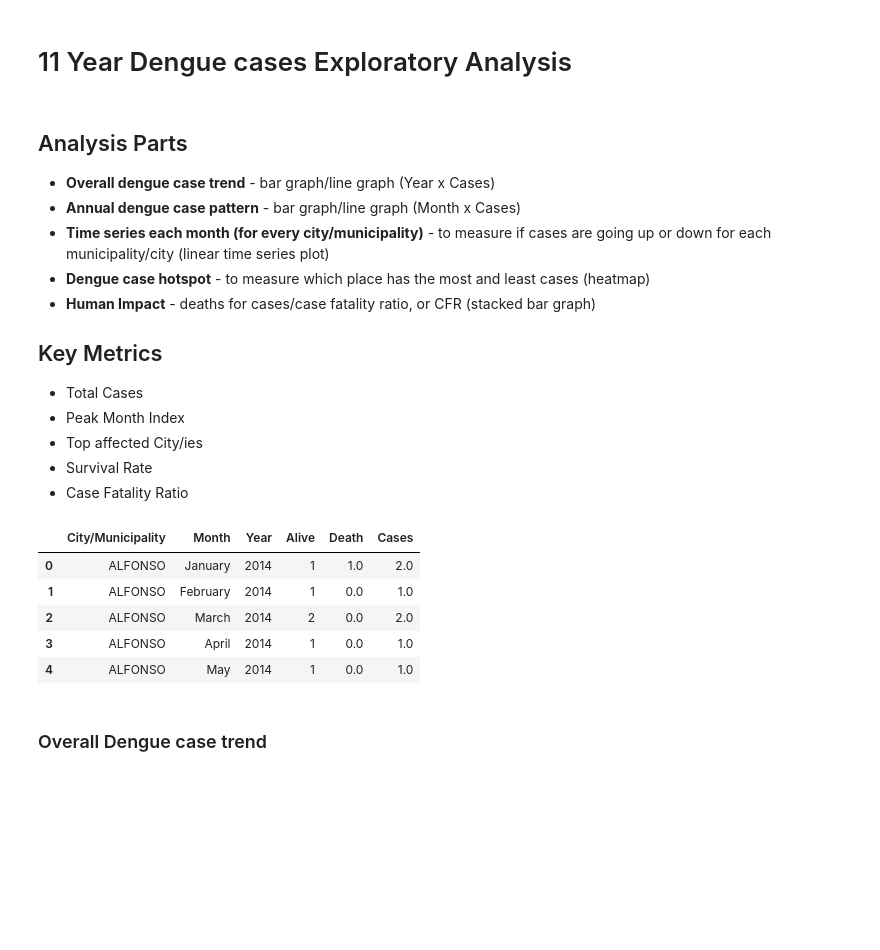
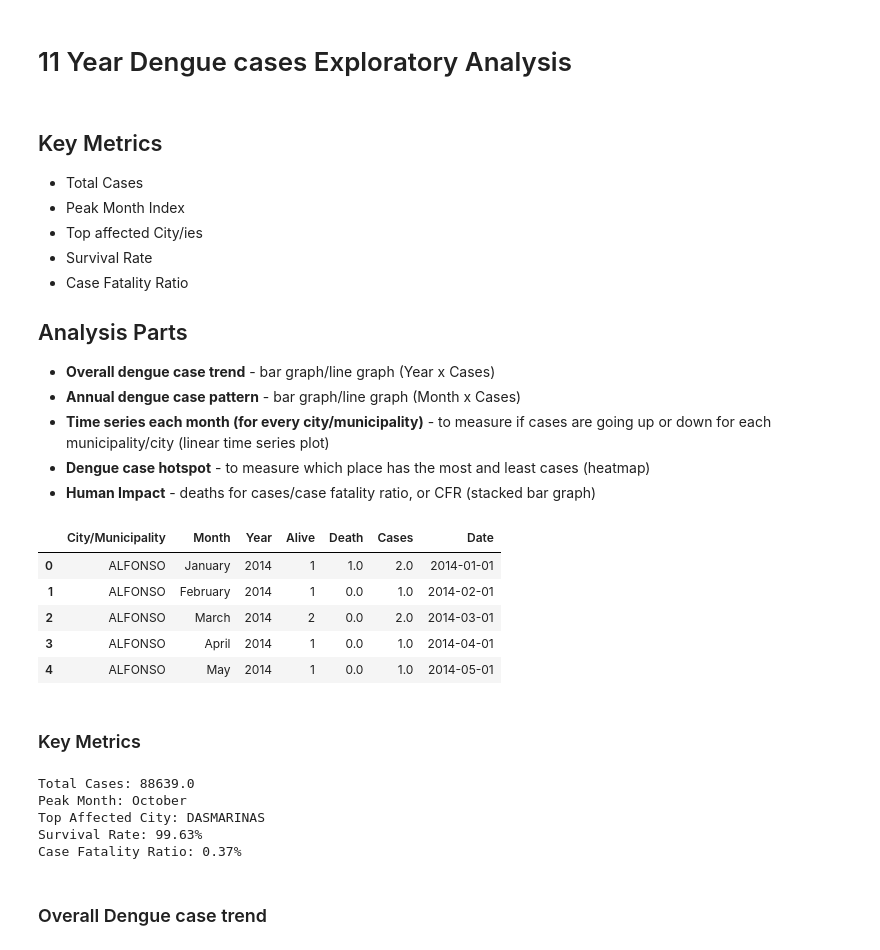
Before and after one commit to Codeit-Michael/Dengue-Case-Forecasting, a Jupyter notebook: 10yrData_Descriptive_Analysis/analysis/dengue-case-analysis.ipynb, the cells around one changed output. Cells and saved outputs as stored; diff of their text form; code cells hidden in the pictures; blank space fills up the shorter version.

```diff
--- a/10yrData_Descriptive_Analysis/analysis/dengue-case-analysis.ipynb
+++ b/10yrData_Descriptive_Analysis/analysis/dengue-case-analysis.ipynb
@@ -1,19 +1,19 @@
 # %% [markdown]
 # 11 Year Dengue cases Exploratory Analysis
 # %% [markdown]
+## Key Metrics
+- Total Cases
+- Peak Month Index
+- Top affected City/ies
+- Survival Rate
+- Case Fatality Ratio
+
 ## Analysis Parts
 - **Overall dengue case trend** - bar graph/line graph (Year x Cases)
 - **Annual dengue case pattern** - bar graph/line graph (Month x Cases)
 - **Time series each month (for every city/municipality)** - to measure if cases are going up or down for each municipality/city (linear time series plot)
 - **Dengue case hotspot** - to measure which place has the most and least cases (heatmap)
 - **Human Impact** - deaths for cases/case fatality ratio, or CFR (stacked bar graph)
-
-## Key Metrics
-- Total Cases
-- Peak Month Index
-- Top affected City/ies
-- Survival Rate
-- Case Fatality Ratio
 # %%
 # libraries to be used
 import pandas as pd
@@ -26,13 +26,45 @@ sns.set_style(style='darkgrid')
 # %%
 # importing the file
 dengue_case = pd.read_csv('../data-cleaning/combined-data.csv')
+
+dengue_case['Date'] = pd.to_datetime(dengue_case['Year'].astype(str) + '-' + dengue_case['Month'].astype(str) + '-01')
+
 dengue_case.head()
 # %% [output]
-|  | City/Municipality | Month | Year | Alive | Death | Cases |
-| 0 | ALFONSO | January | 2014 | 1 | 1.0 | 2.0 |
-| 1 | ALFONSO | February | 2014 | 1 | 0.0 | 1.0 |
-| 2 | ALFONSO | March | 2014 | 2 | 0.0 | 2.0 |
-| 3 | ALFONSO | April | 2014 | 1 | 0.0 | 1.0 |
-| 4 | ALFONSO | May | 2014 | 1 | 0.0 | 1.0 |
+|  | City/Municipality | Month | Year | Alive | Death | Cases | Date |
+| 0 | ALFONSO | January | 2014 | 1 | 1.0 | 2.0 | 2014-01-01 |
+| 1 | ALFONSO | February | 2014 | 1 | 0.0 | 1.0 | 2014-02-01 |
+| 2 | ALFONSO | March | 2014 | 2 | 0.0 | 2.0 | 2014-03-01 |
+| 3 | ALFONSO | April | 2014 | 1 | 0.0 | 1.0 | 2014-04-01 |
+| 4 | ALFONSO | May | 2014 | 1 | 0.0 | 1.0 | 2014-05-01 |
+# %% [markdown]
+### Key Metrics
+# %%
+# Total cases
+total_cases = dengue_case["Cases"].sum()
+
+# Peak Month Index
+peak_month = dengue_case.groupby("Month")["Cases"].sum().idxmax()
+
+# Top affected city
+top_city = dengue_case.groupby("City/Municipality")["Cases"].sum().idxmax()
+
+# Survival Rate
+survival_rate = (dengue_case["Alive"].sum() / total_cases) * 100
+
+# Case Fatality Ratio (CFR)
+cfr = (dengue_case["Death"].sum() / total_cases) * 100
+
+print("Total Cases:", total_cases)
+print("Peak Month:", peak_month)
+print("Top Affected City:", top_city)
+print(f"Survival Rate: {survival_rate:.2f}%")
+print(f"Case Fatality Ratio: {cfr:.2f}%")
+# %% [output]
+Total Cases: 88639.0
+Peak Month: October
+Top Affected City: DASMARINAS
+Survival Rate: 99.63%
+Case Fatality Ratio: 0.37%
 # %% [markdown]
 ### Overall Dengue case trend
```
Also changed, not shown: parts of 9 cells of this notebook.
